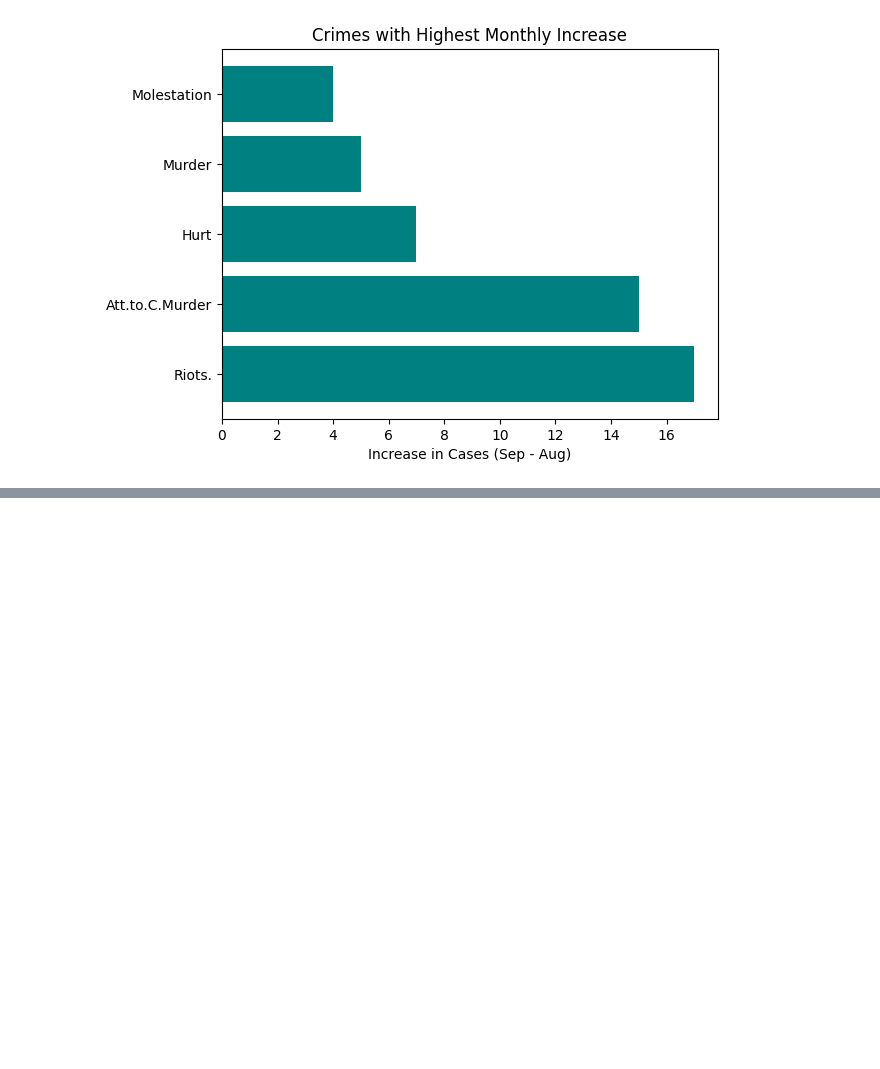
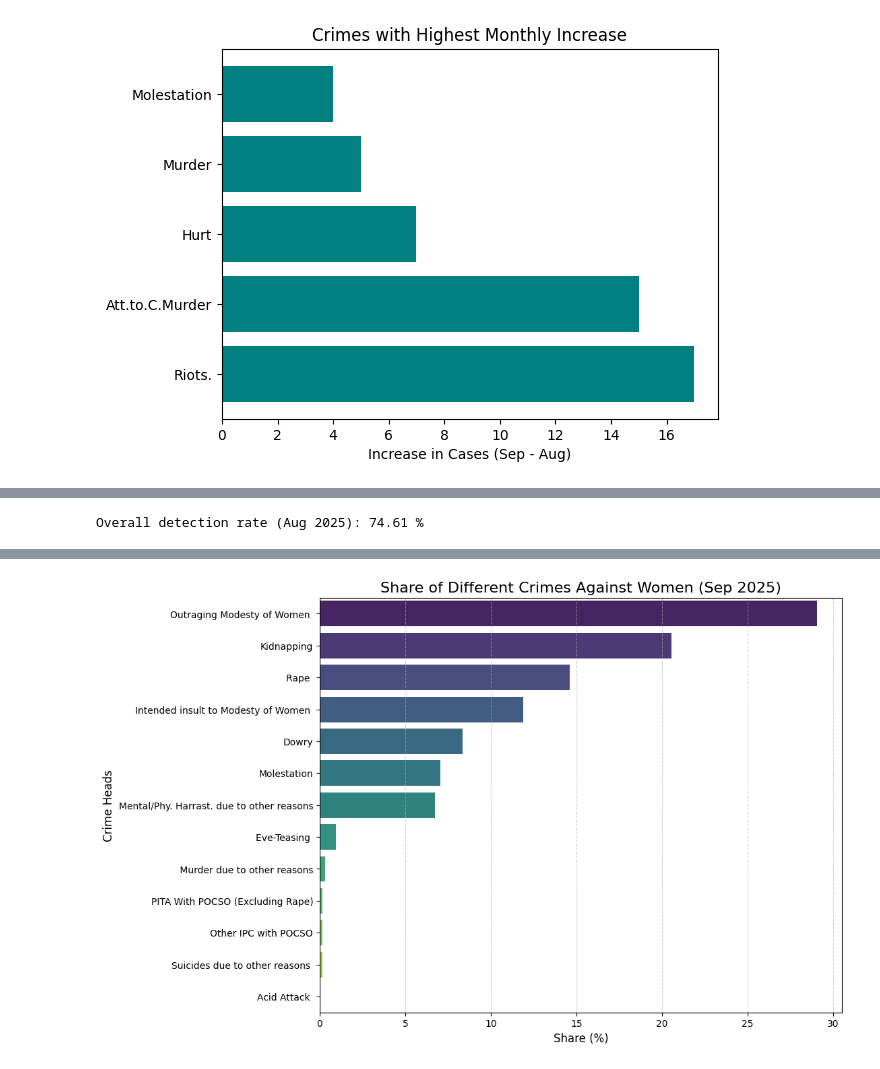
Before and after one commit to mrunmayee3108/Mumbai-Crime-data-analysis, a Jupyter notebook: crime_analysis.ipynb, the cells around one changed output, grey strips where cells are left out. Cells and saved outputs as stored; diff of their text form; code cells hidden in the pictures; blank space fills up the shorter version.

```diff
--- a/crime_analysis.ipynb
+++ b/crime_analysis.ipynb
@@ -126,0 +185,27 @@ plt.show()
+# %%
+total_cases_wa = df2["aug25_R"].sum()
+total_detected_wa = df2["aug25_D"].sum()
+overall_rate_wa = (total_detected_wa / total_cases_wa) * 100
+print("Overall detection rate (Aug 2025):", round(overall_rate_wa, 2), "%")
+# %% [output]
+Overall detection rate (Aug 2025): 74.61 %
+# %%
+df2['this_prev_det'] = df2['% of Det_this'] - df2['% of Det_prev']
+# %%
+df2.sort_values(by = 'this_prev_det', ascending=False, inplace=True)
+# %%
+df2["share"] = (df2["sep25_R"] / df2["sep25_R"].sum()) * 100
+# %%
+df2.sort_values(by = 'share', ascending = False, inplace = True)
+# %%
+plt.figure(figsize=(10, 8))
+sns.barplot(x="share", y="Crime Heads", data=df2, palette="viridis", hue="Crime Heads")
+plt.title("Share of Different Crimes Against Women (Sep 2025)", fontsize=16)
+plt.xlabel("Share (%)", fontsize=12)
+plt.ylabel("Crime Heads", fontsize=12)
+plt.grid(axis='x', linestyle='--', alpha=0.6)
+from google.colab import files
+women_crimes_img = 'women.png'
+files.download(women_crimes_img)
+plt.show()
+# %% [output]
@@ -126,0 +214 @@ plt.show()
+[figure, added]
```
Also changed, not shown: parts of 13 cells of this notebook.
